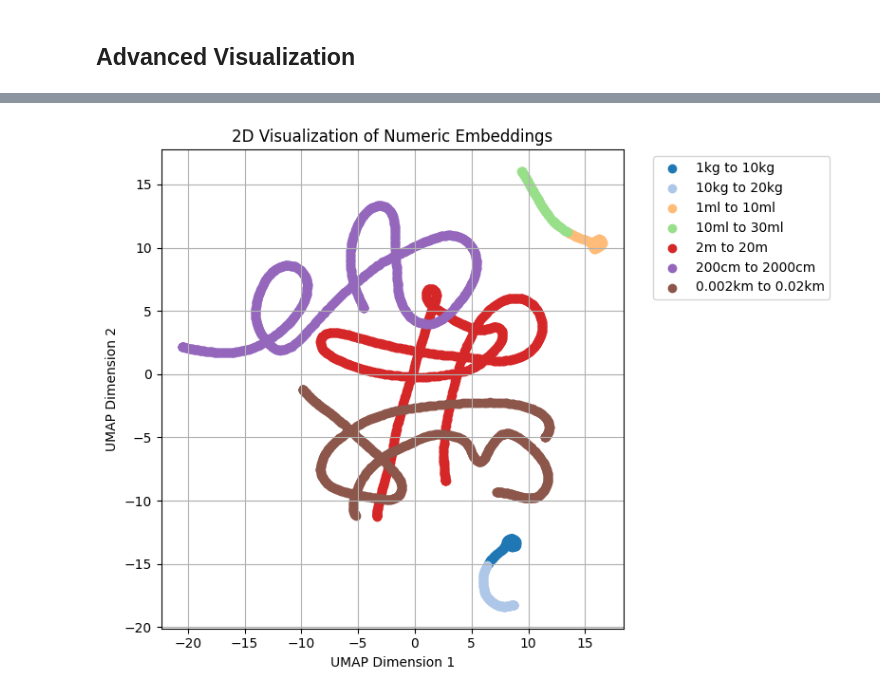
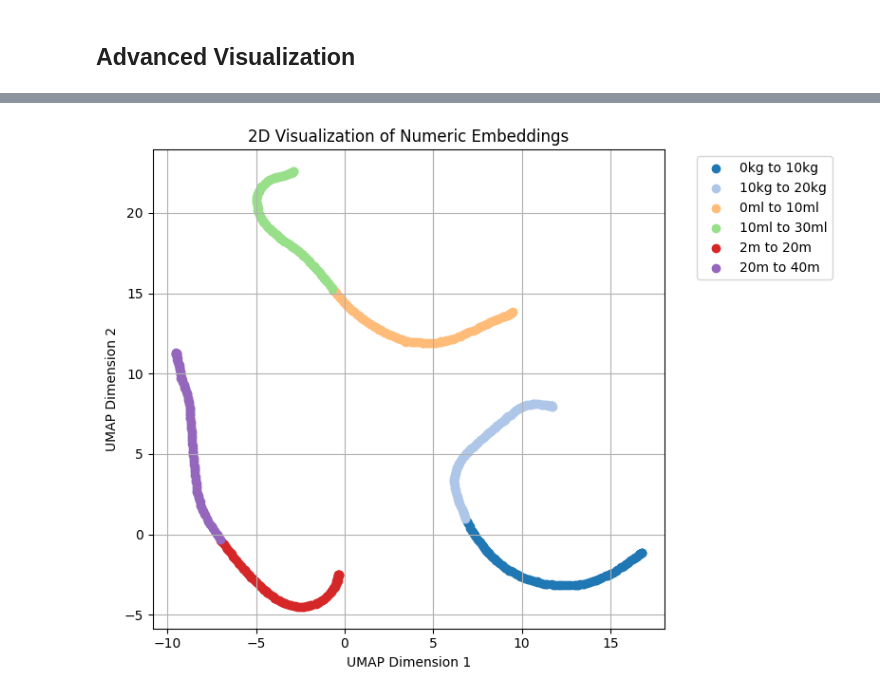
Before and after one commit to sucpark/NumericalNet, a Jupyter notebook: notebooks/test_numericnet_v1.ipynb, the cells around one changed output, grey strips where cells are left out. Cells and saved outputs as stored; diff of their text form; code cells hidden in the pictures.

```diff
--- a/notebooks/test_numericnet_v1.ipynb
+++ b/notebooks/test_numericnet_v1.ipynb
@@ -223,5 +230,5 @@ plot_loss(train_losses, valid_losses)
 # %%
-output_path = "../output/numericnet_v1"
+output_path = "../output/20240403_numericalnet_small_dim200"
 os.makedirs(output_path, exist_ok=True)
 
 unit_to_idx_path = os.path.join(output_path, "unit_to_idx.json")
@@ -321,16 +328,15 @@ digit_unit_ranges = [
     ("cm", 1, 100, 0.1),
 ]
 
-# Get Digit*Unit Embedding
 numeric_digit_embeddings = []
 numeric_digit_labels = []
-for idx, (unit, start, end, step) in enumerate(digit_unit_ranges):
-    temp_digit_unit_range = get_numeric_range(start, end, step)
-    for digit in temp_digit_unit_range:
-        temp_embedding = get_numeric_unit_embedding(digit, unit, model, device)
-        numeric_digit_embeddings.append(temp_embedding)
-        temp_label = np.ones(temp_embedding.shape[0])*idx
-        numeric_digit_labels.append(temp_label)
+with torch.no_grad():
+    for idx, (unit, start, end, step) in enumerate(digit_unit_ranges):
+        temp_digit_unit_range = get_numeric_range(start, end, step)
+        for digit in temp_digit_unit_range:
+            temp_embedding = model.get_digit_unit_embedding(digit, unit)
+            numeric_digit_embeddings.append(temp_embedding.cpu().numpy())
+        numeric_digit_labels.append(np.ones(len(temp_digit_unit_range))*idx)
 
 embeddings = np.concatenate(numeric_digit_embeddings)
 embeddings_2d = apply_umap(embeddings)
@@ -411,48 +417,47 @@ plt.show()
 # %%
 digit_unit_ranges = [
-    ("kg", 1, 10, 0.1),
+    ("kg", 0, 10, 0.1),
     ("kg", 10, 20, 0.1),
-    ("ml", 1, 10, 0.1),
+    ("ml", 0, 10, 0.1),
     ("ml", 10, 30, 0.2),
-    ("m", 2, 20, 0.02),
-    ("cm", 200, 2000, 2),
-    ("km", 0.002, 0.02, 0.00002)
+    ("m", 2, 20, 0.2),
+    ("m", 20, 40, 0.2),
 ]
 
 numeric_digit_embeddings = []
 numeric_digit_labels = []
-for idx, (unit, start, end, step) in enumerate(digit_unit_ranges):
-    temp_digit_unit_range = get_numeric_range(start, end, step)
-    for digit in temp_digit_unit_range:
-        temp_embedding = get_numeric_unit_embedding(digit, unit, model, device)
-        numeric_digit_embeddings.append(temp_embedding)
-        temp_label = np.ones(temp_embedding.shape[0])*idx
-        numeric_digit_labels.append(temp_label)
+with torch.no_grad():
+    for idx, (unit, start, end, step) in enumerate(digit_unit_ranges):
+        temp_digit_unit_range = get_numeric_range(start, end, step)
+        for digit in temp_digit_unit_range:
+            temp_embedding = model.get_digit_unit_embedding(digit, unit)
+            numeric_digit_embeddings.append(temp_embedding.cpu().numpy())
+        numeric_digit_labels.append(np.ones(len(temp_digit_unit_range))*idx)
 
 embeddings = np.concatenate(numeric_digit_embeddings)
 embeddings_2d = apply_umap(embeddings)
 labels = np.concatenate(numeric_digit_labels)
 unique_labels = np.unique(labels)
 labels_text = [f'{x[1]}{x[0]} to {x[2]}{x[0]}' for x in digit_unit_ranges]
 
 # Generate colors for each range
 cmap = plt.cm.get_cmap('tab20', len(ranges))
 colors = [cmap(i) for i in range(len(ranges))]
 
 # Draw Plots
 plt.figure(figsize=(8, 6))
 for label, color, text in zip(unique_labels, colors, labels_text):
     mask = labels == label
     plt.scatter(embeddings_2d[mask, 0], embeddings_2d[mask, 1], c=color, label=text)
 
 plt.xlabel('UMAP Dimension 1')
 plt.ylabel('UMAP Dimension 2')
 plt.title('2D Visualization of Numeric Embeddings')
 plt.legend(bbox_to_anchor=(1.05, 1), loc='upper left')
 plt.grid(True)
 plt.tight_layout()
 plt.show()
 # %% [output]
-[figure, old version]
+[figure, new version]
 # %%
 digit_unit_ranges = [
```
Also changed, not shown: parts of 20 cells of this notebook, 3 other files.
